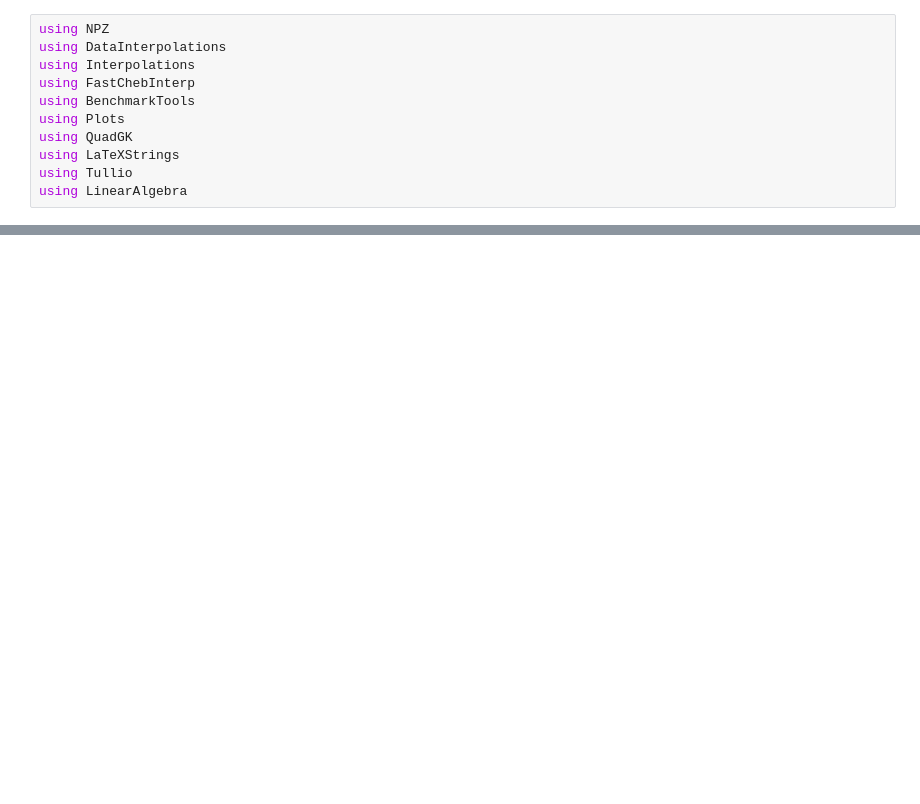
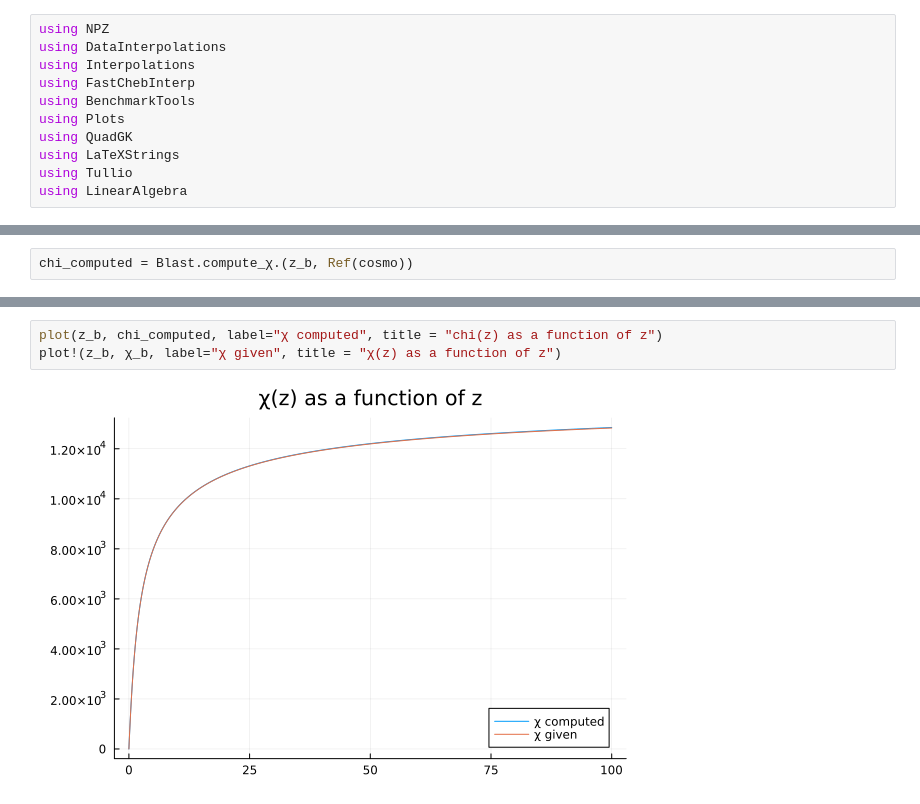
Before and after one commit to anvi-git/3D_Angular_Power_Spectrum, a Jupyter notebook: beyond_BLAST.ipynb, the cells around one changed output, grey strips where cells are left out. Saved outputs shown, nothing was run; the diff lists cells and outputs as text; blank space fills up the shorter version.

```diff
--- a/beyond_BLAST.ipynb
+++ b/beyond_BLAST.ipynb
@@ -799,0 +60,2 @@ where $W_\ell$ are integration kernels connecting 3D to 2D.
+# %%
+chi_computed = Blast.compute_χ.(z_b, Ref(cosmo))
@@ -799,0 +80,5 @@ where $W_\ell$ are integration kernels connecting 3D to 2D.
+# %%
+plot(z_b, chi_computed, label="χ computed", title = "chi(z) as a function of z")
+plot!(z_b, χ_b, label="χ given", title = "χ(z) as a function of z")
+# %% [output]
+[figure, added]
```
Also changed, not shown: parts of 79 cells of this notebook, 43 other files.
